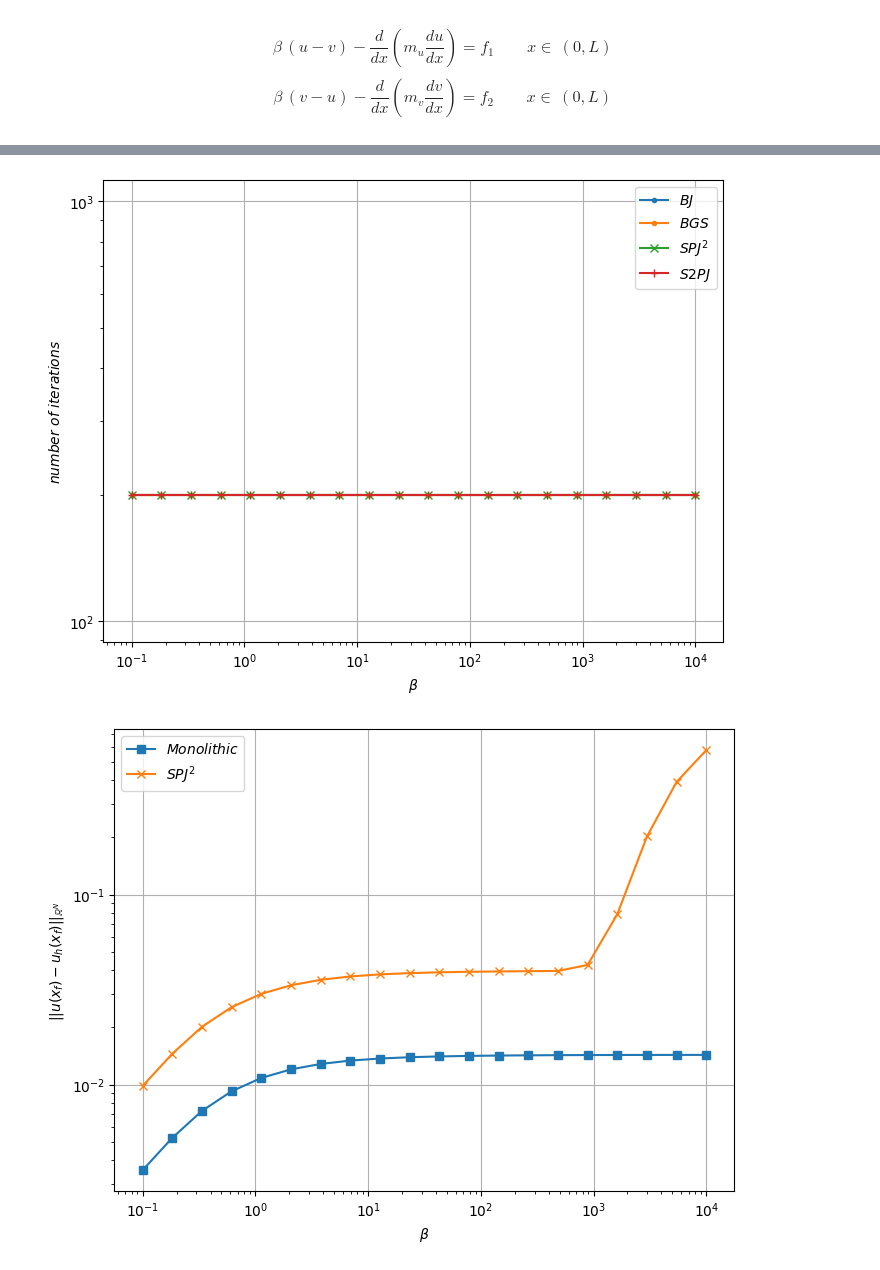
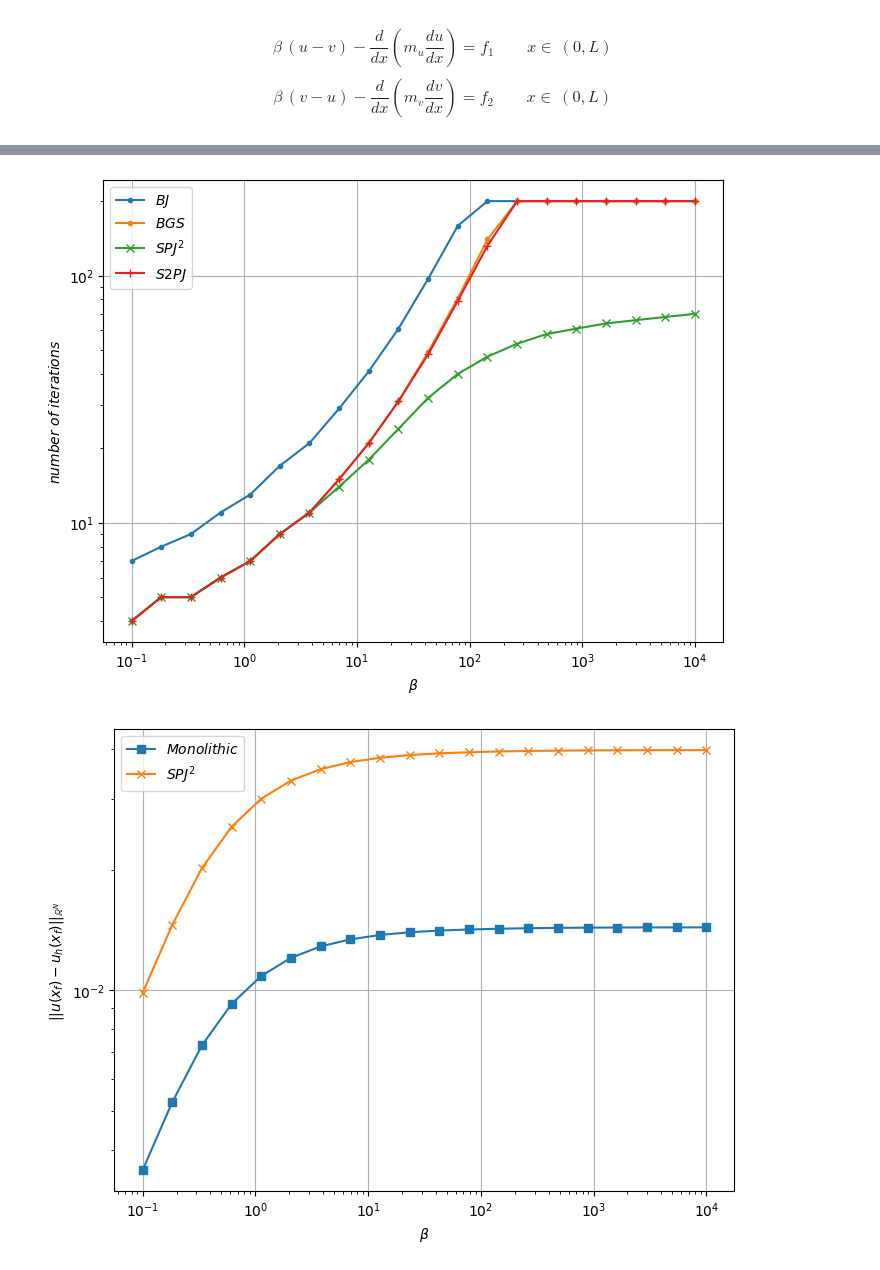
Before and after one commit to multiform-UoN/splittingschemes, a Jupyter notebook: python/fvm1D_dualPorosity.ipynb, the cells around one changed output, grey strips where cells are left out. Drawn from its saved outputs; the diff is of its cells as text; code cells hidden in the pictures.

```diff
--- a/python/fvm1D_dualPorosity.ipynb
+++ b/python/fvm1D_dualPorosity.ipynb
@@ -60,7 +60,7 @@ xc = np.linspace(0.5*np.divide(L, N), L-0.5*np.divide(L, N), N) #centercells coo
 xfine = np.linspace(0, L, 1000)
 omega = 1.5 # SOR relaxation factor
 nit_max = 200
-toll = 1e-13
+toll = 1e-8
 
 err = {
     "BJ":  {"nit":[], "u_errl2":[], "v_errl2":[]},
@@ -235,7 +235,7 @@ for val in beta:
     # axs1[0].plot(xc, 0*xc, '.', color='k', markersize=2.0)
     axs1[0].plot(x, mylib.fvm_reconstruct_1D(u), 'sk' , label=r'$u_{rec,monolithic}$', linewidth=linewidth, markersize=markersize)
     axs1[0].plot(x, mylib.fvm_reconstruct_1D(u_SPJ), 'xr' , label=r'$u_{rec,SPJ}$', linewidth=linewidth, markersize=markersize)
-    # axs1[0].plot(x, mylib.fvm_reconstruct_1D(u_S2PJ), '+g' , label=r'$u_{rec,S2PJ}$', linewidth=linewidth)
+    axs1[0].plot(x, mylib.fvm_reconstruct_1D(u_S2PJ), '+g' , label=r'$u_{rec,S2PJ}$', linewidth=linewidth)
     # axs1[0].plot(xc, u, '_y', label=r'$\frac{1}{|cell|}\int u\,dx$', markersize=markersize)
     axs1[0].plot(xfine, u_sol(xfine, kwargs), '-b', label=r'$u(x)$')
     # axs1[0].plot(xfine, m_u(xfine, kwargs), '--g', label=r'$m_u(x)$')
@@ -245,7 +245,7 @@ for val in beta:
     # axs1[1].plot(xc, 0*xc, '.', color='k', markersize=2.0)
     axs1[1].plot(x, mylib.fvm_reconstruct_1D(v), 'sk' , label=r'$v_{rec,monolithic}$', linewidth=linewidth, markersize=markersize)
     axs1[1].plot(x, mylib.fvm_reconstruct_1D(v_SPJ), 'xr' , label=r'$v_{rec,SPJ}$', linewidth=linewidth, markersize=markersize)
-    # axs1[1].plot(x, mylib.fvm_reconstruct_1D(v_S2PJ), '+g' , label=r'$v_{rec,S2PJ}$', linewidth=linewidth)
+    axs1[1].plot(x, mylib.fvm_reconstruct_1D(v_S2PJ), '+g' , label=r'$v_{rec,S2PJ}$', linewidth=linewidth)
     # axs1[1].plot(xc, v, '_y', label=r'$\frac{1}{|cell|}\int v\,dx$', markersize=markersize)
     axs1[1].plot(xfine, v_sol(xfine, kwargs), '-b', label=r'$v(x)$')
     # axs1[1].plot(xfine, m_v(xfine, kwargs), '--g', label=r'$m_v(x)$')
@@ -289,2 +289,2 @@ plt.show()
-[figure, old version]
+[figure, new version]
-[figure, old version]
+[figure, new version]
```
Also changed, not shown: parts of 1 cell of this notebook, 2 other files.
